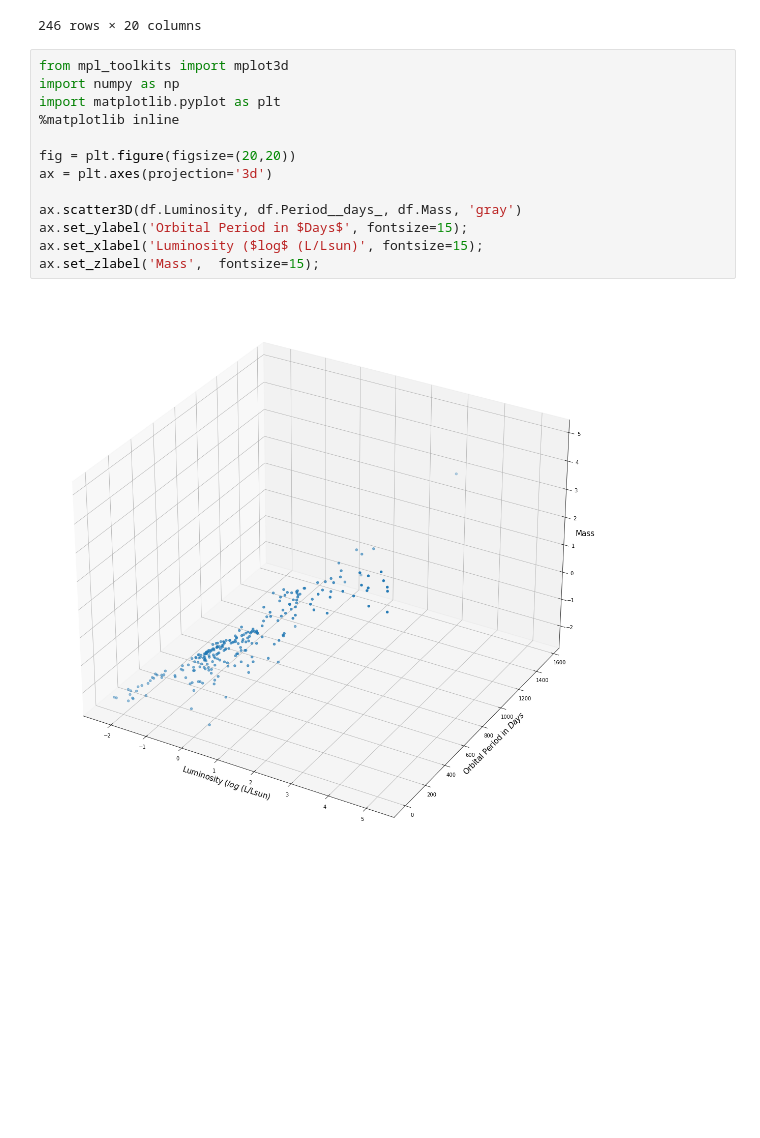
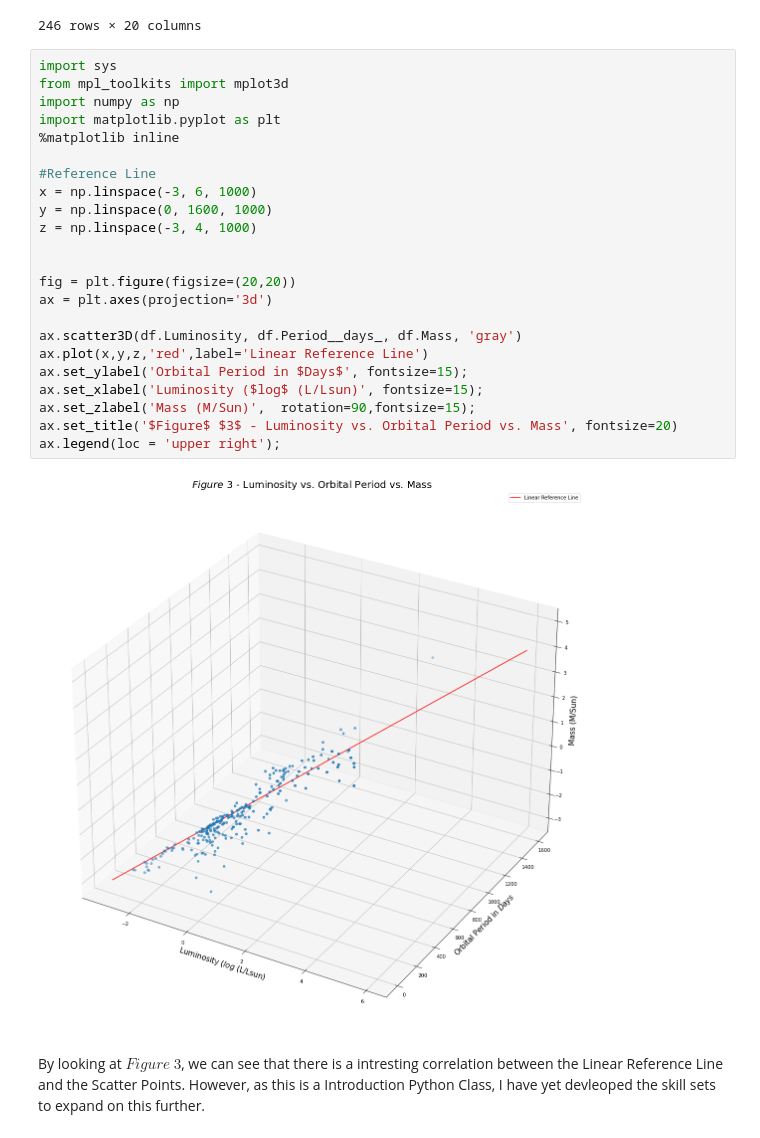
Before and after one commit to aaronsuu/star_luminosity_analysis, a Jupyter notebook: Research_Aaron_S.ipynb, the cells around one changed output. Saved outputs shown, nothing was run; the diff lists cells and outputs as text; blank space fills up the shorter version.

```diff
--- a/Research_Aaron_S.ipynb
+++ b/Research_Aaron_S.ipynb
@@ -427,17 +427,29 @@ df
 | 245 | V467 Vel | 2.753 | 10.90 | 25.3 ± 0.7 | 4.559 ± 0.031 | 5.187 ± 0.126 | NaN | 0.00 | ... |
 246 rows × 20 columns
 # %%
+import sys
 from mpl_toolkits import mplot3d
 import numpy as np
 import matplotlib.pyplot as plt
 %matplotlib inline
 
+#Reference Line
+x = np.linspace(-3, 6, 1000)
+y = np.linspace(0, 1600, 1000)
+z = np.linspace(-3, 4, 1000)
+
+
 fig = plt.figure(figsize=(20,20))
 ax = plt.axes(projection='3d')
 
 ax.scatter3D(df.Luminosity, df.Period__days_, df.Mass, 'gray')
+ax.plot(x,y,z,'red',label='Linear Reference Line')
 ax.set_ylabel('Orbital Period in $Days$', fontsize=15);
 ax.set_xlabel('Luminosity ($log$ (L/Lsun)', fontsize=15);
-ax.set_zlabel('Mass',  fontsize=15);
+ax.set_zlabel('Mass (M/Sun)',  rotation=90,fontsize=15);
+ax.set_title('$Figure$ $3$ - Luminosity vs. Orbital Period vs. Mass', fontsize=20)
+ax.legend(loc = 'upper right');
 # %% [output]
-[figure, old version]
+[figure, new version]
+# %% [markdown]
+By looking at $Figure$ $3$, we can see that there is a intresting correlation between the Linear Reference Line and the Scatter Points. However, as this is a Introduction Python Class, I have yet devleoped the skill sets to expand on this further.
```
